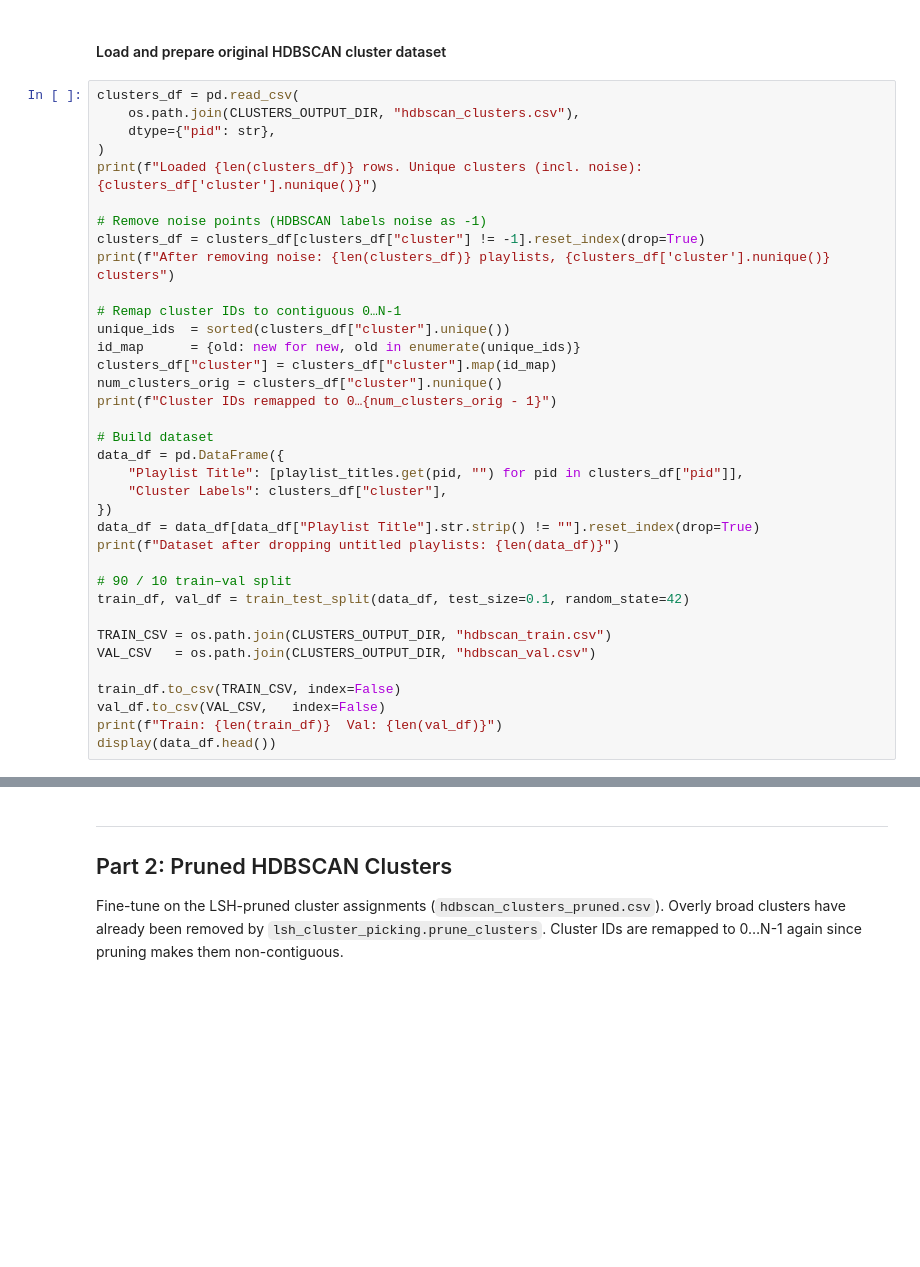
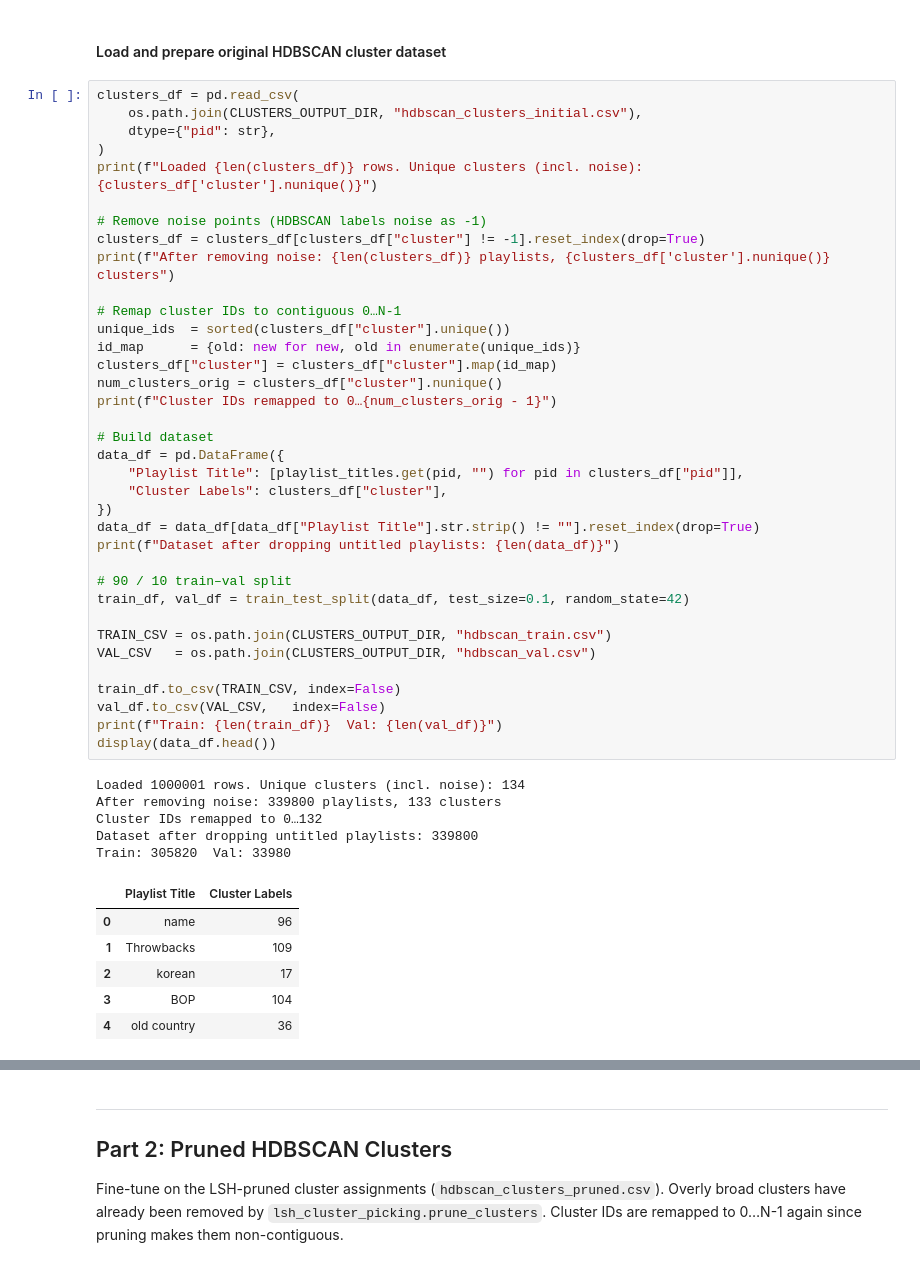
Before and after one commit to siddmohanty111/RecsysUpgrade, a Jupyter notebook: PlaylistRecsysUpgrade/hdbscan_finetuning.ipynb, the cells around one changed output, grey strips where cells are left out. Saved outputs shown, nothing was run; the diff lists cells and outputs as text; blank space fills up the shorter version.

Commit message:
hdbscan finetuning from colab

```diff
--- a/PlaylistRecsysUpgrade/hdbscan_finetuning.ipynb
+++ b/PlaylistRecsysUpgrade/hdbscan_finetuning.ipynb
@@ -83,40 +103,52 @@ Noise points (cluster = −1) are removed. Cluster IDs are remapped to 0…N-1.
 #### Load and prepare original HDBSCAN cluster dataset
 # %%
 clusters_df = pd.read_csv(
-    os.path.join(CLUSTERS_OUTPUT_DIR, "hdbscan_clusters.csv"),
+    os.path.join(CLUSTERS_OUTPUT_DIR, "hdbscan_clusters_initial.csv"),
     dtype={"pid": str},
 )
 print(f"Loaded {len(clusters_df)} rows. Unique clusters (incl. noise): {clusters_df['cluster'].nunique()}")
 
 # Remove noise points (HDBSCAN labels noise as -1)
 clusters_df = clusters_df[clusters_df["cluster"] != -1].reset_index(drop=True)
 print(f"After removing noise: {len(clusters_df)} playlists, {clusters_df['cluster'].nunique()} clusters")
 
 # Remap cluster IDs to contiguous 0…N-1
 unique_ids  = sorted(clusters_df["cluster"].unique())
 id_map      = {old: new for new, old in enumerate(unique_ids)}
 clusters_df["cluster"] = clusters_df["cluster"].map(id_map)
 num_clusters_orig = clusters_df["cluster"].nunique()
 print(f"Cluster IDs remapped to 0…{num_clusters_orig - 1}")
 
 # Build dataset
 data_df = pd.DataFrame({
     "Playlist Title": [playlist_titles.get(pid, "") for pid in clusters_df["pid"]],
     "Cluster Labels": clusters_df["cluster"],
 })
 data_df = data_df[data_df["Playlist Title"].str.strip() != ""].reset_index(drop=True)
 print(f"Dataset after dropping untitled playlists: {len(data_df)}")
 
 # 90 / 10 train–val split
 train_df, val_df = train_test_split(data_df, test_size=0.1, random_state=42)
 
 TRAIN_CSV = os.path.join(CLUSTERS_OUTPUT_DIR, "hdbscan_train.csv")
 VAL_CSV   = os.path.join(CLUSTERS_OUTPUT_DIR, "hdbscan_val.csv")
 
 train_df.to_csv(TRAIN_CSV, index=False)
 val_df.to_csv(VAL_CSV,   index=False)
 print(f"Train: {len(train_df)}  Val: {len(val_df)}")
 display(data_df.head())
+# %% [output]
+Loaded 1000001 rows. Unique clusters (incl. noise): 134
+After removing noise: 339800 playlists, 133 clusters
+Cluster IDs remapped to 0…132
+Dataset after dropping untitled playlists: 339800
+Train: 305820  Val: 33980
+|  | Playlist Title | Cluster Labels |
+| 0 | name | 96 |
+| 1 | Throwbacks | 109 |
+| 2 | korean | 17 |
+| 3 | BOP | 104 |
+| 4 | old country | 36 |
 # %%
 hard_ft.run(
     train_csv=TRAIN_CSV,
```
Also changed, not shown: parts of 8 cells of this notebook.
